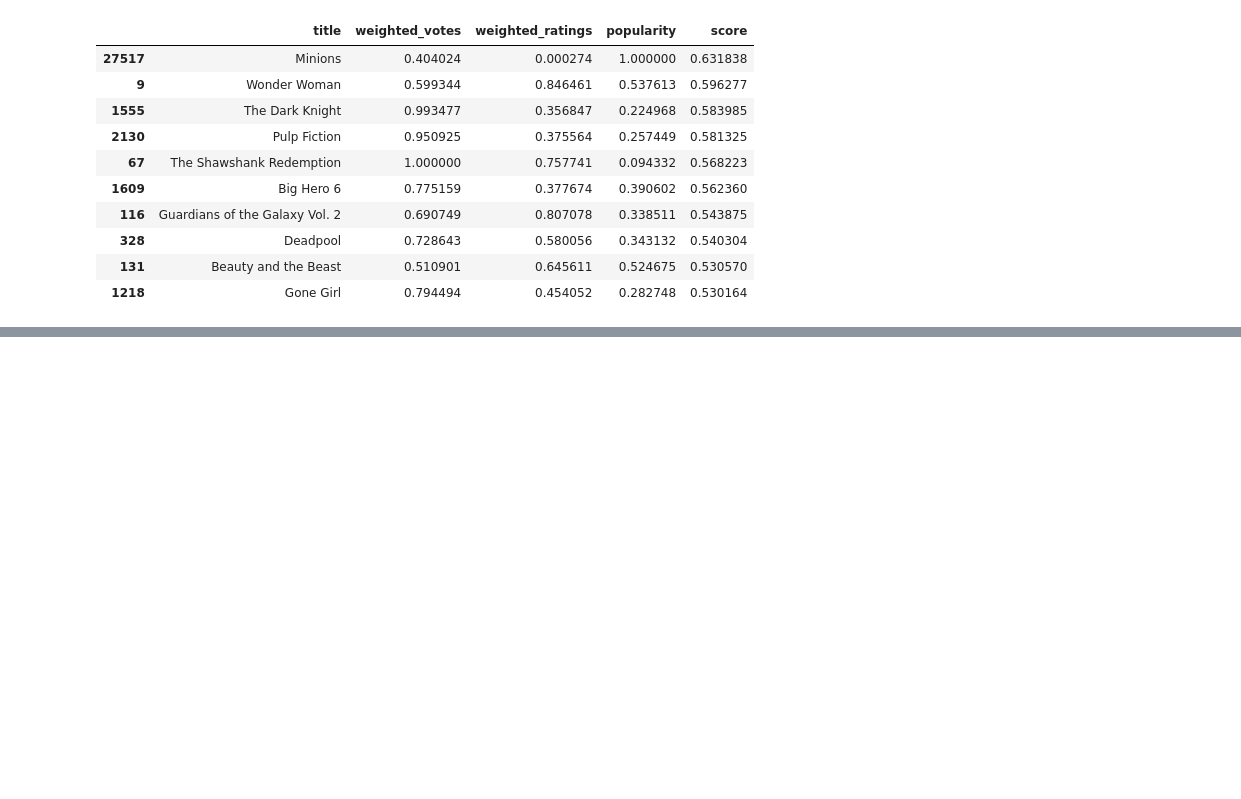
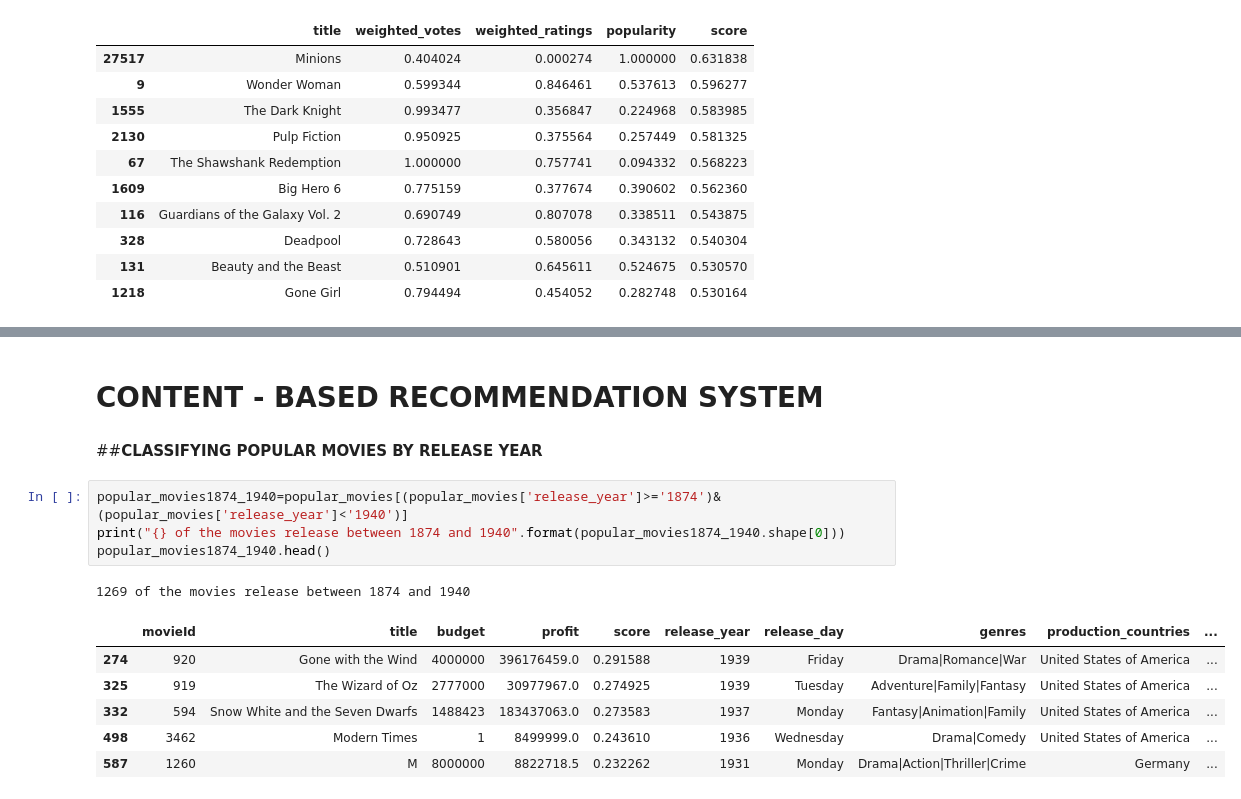
Before and after one commit to disha2sinha/Movie-Recommendation-System, a Jupyter notebook: Recommendation_System.ipynb, the cells around one changed output, grey strips where cells are left out. Cells and saved outputs as stored; diff of their text form; blank space fills up the shorter version.

```diff
--- a/Recommendation_System.ipynb
+++ b/Recommendation_System.ipynb
@@ -152,0 +181,16 @@ short_movies_data.head(10)
+# %% [markdown]
+# **CONTENT - BASED RECOMMENDATION SYSTEM**
+# %% [markdown]
+##**CLASSIFYING POPULAR MOVIES BY RELEASE YEAR**
+# %%
+popular_movies1874_1940=popular_movies[(popular_movies['release_year']>='1874')&(popular_movies['release_year']<'1940')]
+print("{} of the movies release between 1874 and 1940".format(popular_movies1874_1940.shape[0]))
+popular_movies1874_1940.head()
+# %% [output]
+1269 of the movies release between 1874 and 1940
+|  | movieId | title | budget | profit | score | release_year | release_day | genres | production_countries | ... |
+| 274 | 920 | Gone with the Wind | 4000000 | 396176459.0 | 0.291588 | 1939 | Friday | Drama|Romance|War | United States of America | ... |
+| 325 | 919 | The Wizard of Oz | 2777000 | 30977967.0 | 0.274925 | 1939 | Tuesday | Adventure|Family|Fantasy | United States of America | ... |
+| 332 | 594 | Snow White and the Seven Dwarfs | 1488423 | 183437063.0 | 0.273583 | 1937 | Monday | Fantasy|Animation|Family | United States of America | ... |
+| 498 | 3462 | Modern Times | 1 | 8499999.0 | 0.243610 | 1936 | Wednesday | Drama|Comedy | United States of America | ... |
+| 587 | 1260 | M | 8000000 | 8822718.5 | 0.232262 | 1931 | Monday | Drama|Action|Thriller|Crime | Germany | ... |
```
Also changed, not shown: parts of 10 cells of this notebook.
